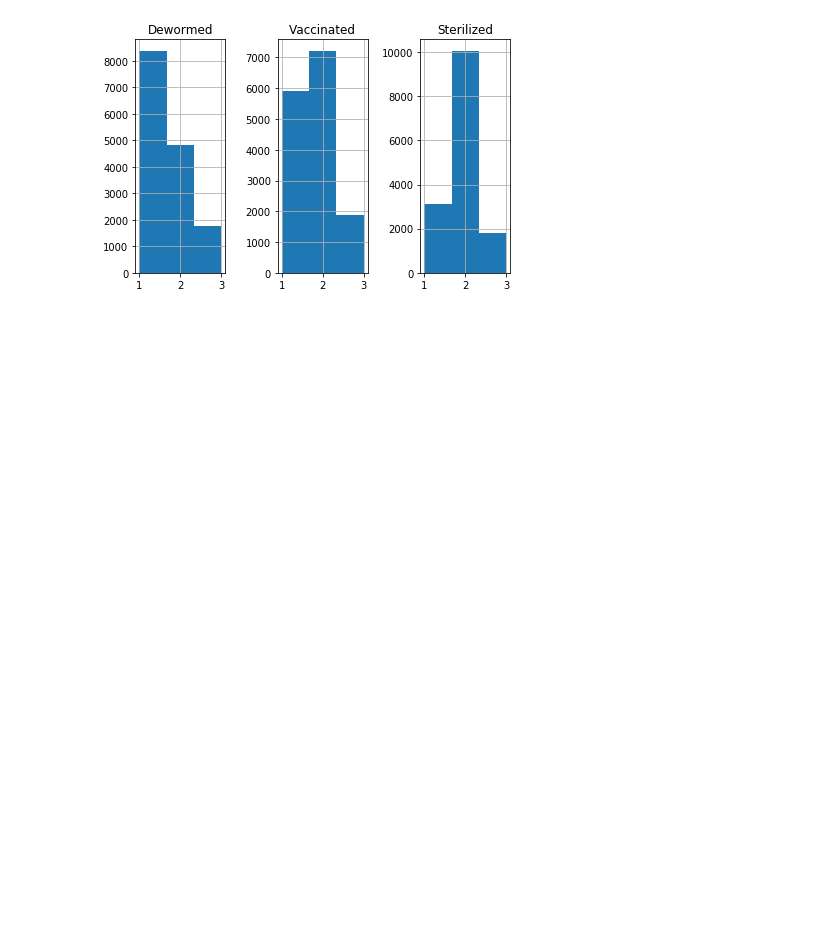
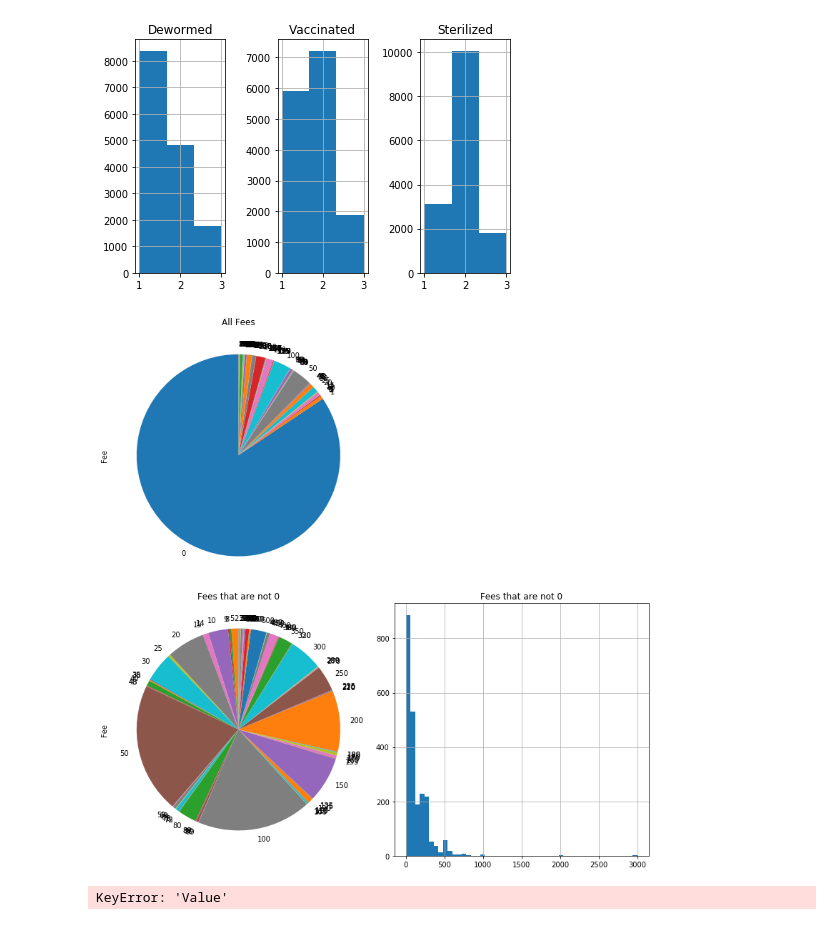
Before and after one commit to naufaldi-fir/adoption-prediction-project, a Jupyter notebook: AdoptionFirstPlots.ipynb, the cells around one changed output. Cells and saved outputs as stored; diff of their text form; code cells hidden in the pictures; blank space fills up the shorter version.

```diff
--- a/AdoptionFirstPlots.ipynb
+++ b/AdoptionFirstPlots.ipynb
@@ -79,3 +102,41 @@ plt.tight_layout()
 plt.show()
 # %% [output]
 [figure]
+# %%
+fig=plt.figure(figsize=(11,11))
+
+plt.subplot(2,2,1)
+pie_group = df.groupby("Fee")["Fee"].count()
+plt.title('All Fees')
+pie_group.plot(kind='pie', startangle=90, shadow=False, legend = False, fontsize=10)
+
+
+new_fee=df[df['Fee']>1]
+plt.subplot(2,2,3)
+pie_group = new_fee.groupby("Fee")["Fee"].count()
+plt.title('Fees that are not 0')
+pie_group.plot(kind='pie', startangle=90, shadow=False, legend = False, fontsize=10)
+
+plt.subplot(2,2,4)
+new_fee['Fee'].hist(bins=50)
+plt.title('Fees that are not 0')
+plt.tight_layout()
+plt.show()
+fig.savefig('Fee.png')
+# %% [output]
+[figure, added]
+# %%
+new_fee=df[df['Fee']>1]
+pie_group = new_fee.groupby("Fee")["Fee"].count()
+
+pie_group.columns = ['Value']
+pie_group['Class'] = pie_group.index
+
+threshold = 10
+pie_group_subset1 =pie_group[pie_group['Value'] <= threshold]
+pie_group_subset2 =pie_group[pie_group['Value'] > threshold]
+
+plot1 = pie_group_subset1.plot.pie(y='Value', figsize=(5, 5))
+plot2 = pie_group_subset2.plot.pie(y='Value', figsize=(5, 5))
+# %% [output]
+KeyError: 'Value'
```
Also changed, not shown: parts of 4 cells of this notebook.
